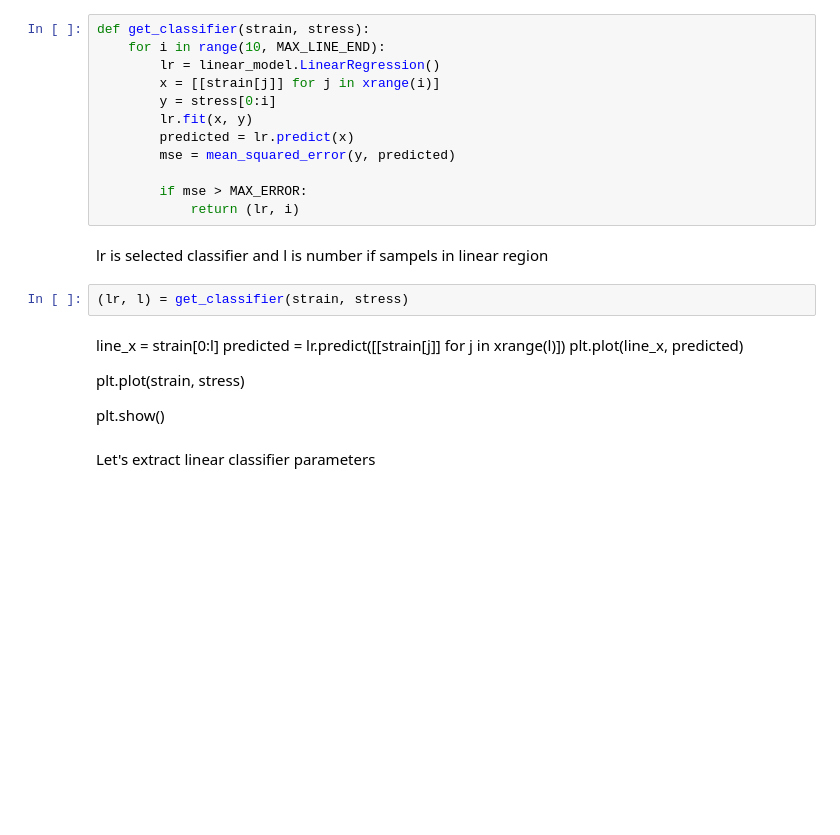
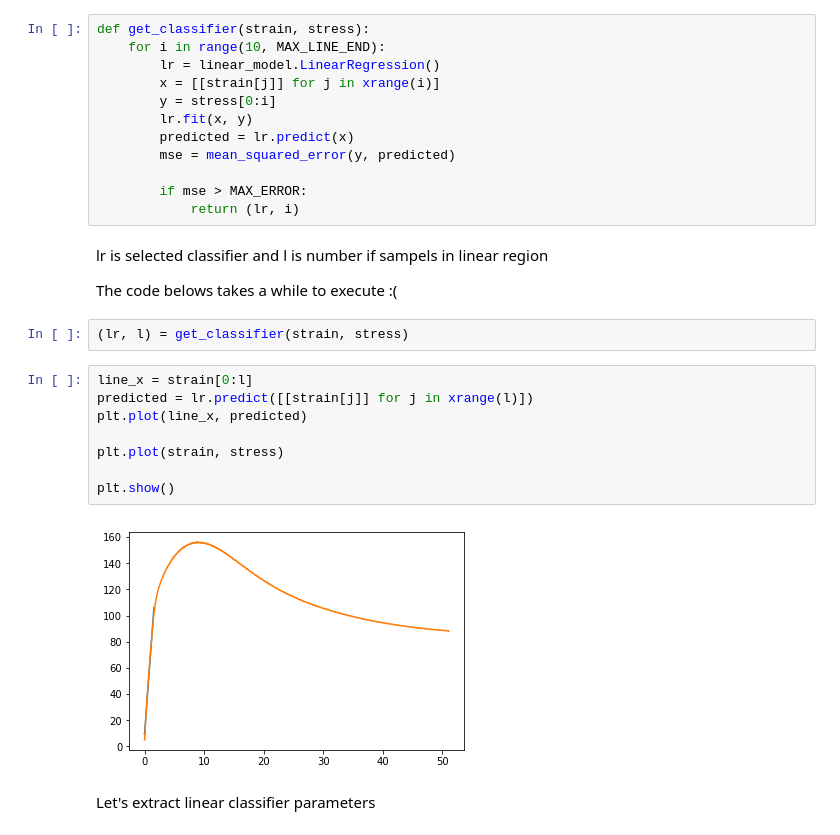
Before and after one commit to maciekbb/yield-strength, a Jupyter notebook: Selecting RE0.2.ipynb, the cells around one changed output. Drawn from its saved outputs; the diff is of its cells as text; blank space fills up the shorter version.

```diff
--- a/Selecting RE0.2.ipynb
+++ b/Selecting RE0.2.ipynb
@@ -98,16 +98,20 @@ def get_classifier(strain, stress):
             return (lr, i)
 # %% [markdown]
 lr is selected classifier and l is number if sampels in linear region
+
+The code belows takes a while to execute :(
 # %%
 (lr, l) = get_classifier(strain, stress)
-# %% [markdown]
-line_x = strain[0:l]
-predicted = lr.predict([[strain[j]] for j in xrange(l)])
-plt.plot(line_x, predicted)
-
-plt.plot(strain, stress)
-
-plt.show()
+# %%
+line_x = strain[0:l]
+predicted = lr.predict([[strain[j]] for j in xrange(l)])
+plt.plot(line_x, predicted)
+
+plt.plot(strain, stress)
+
+plt.show()
+# %% [output]
+[figure, added]
 # %% [markdown]
 Let's extract linear classifier parameters
 # %%
```
Also changed, not shown: parts of 5 cells of this notebook.
